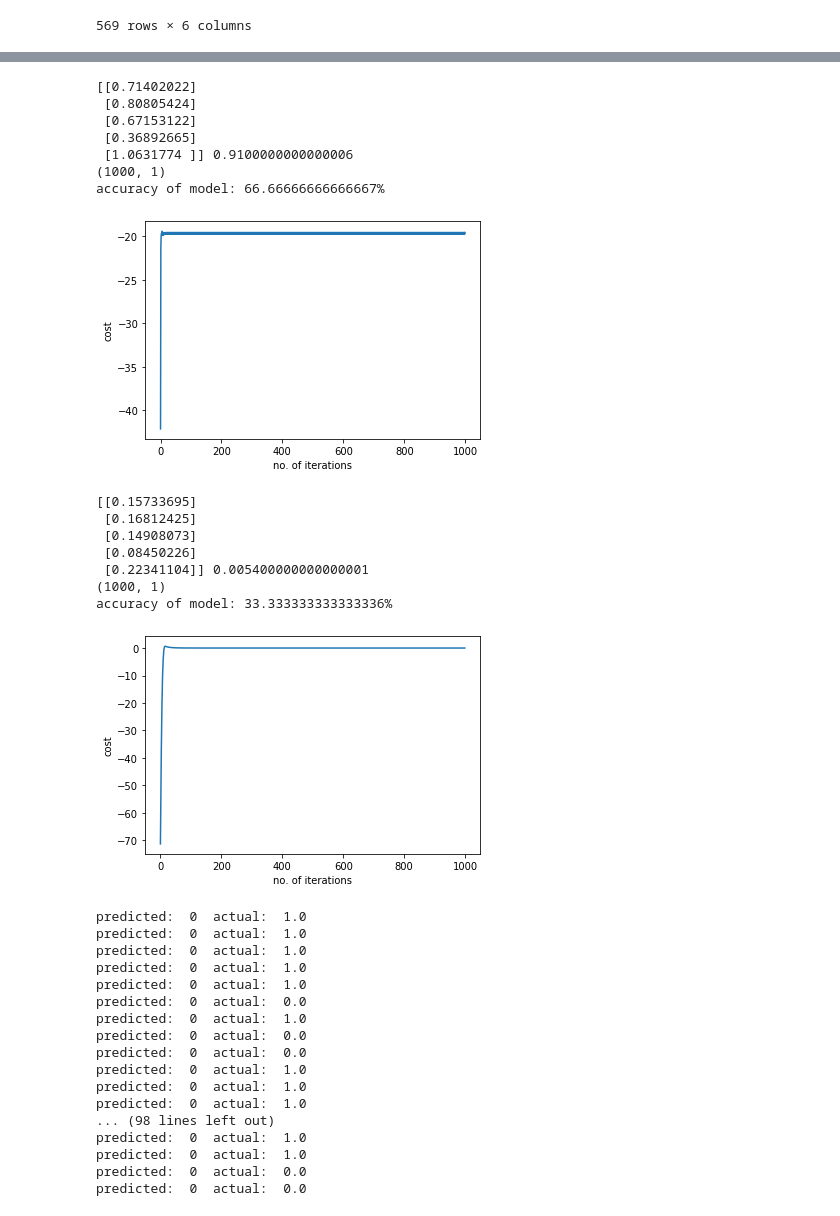
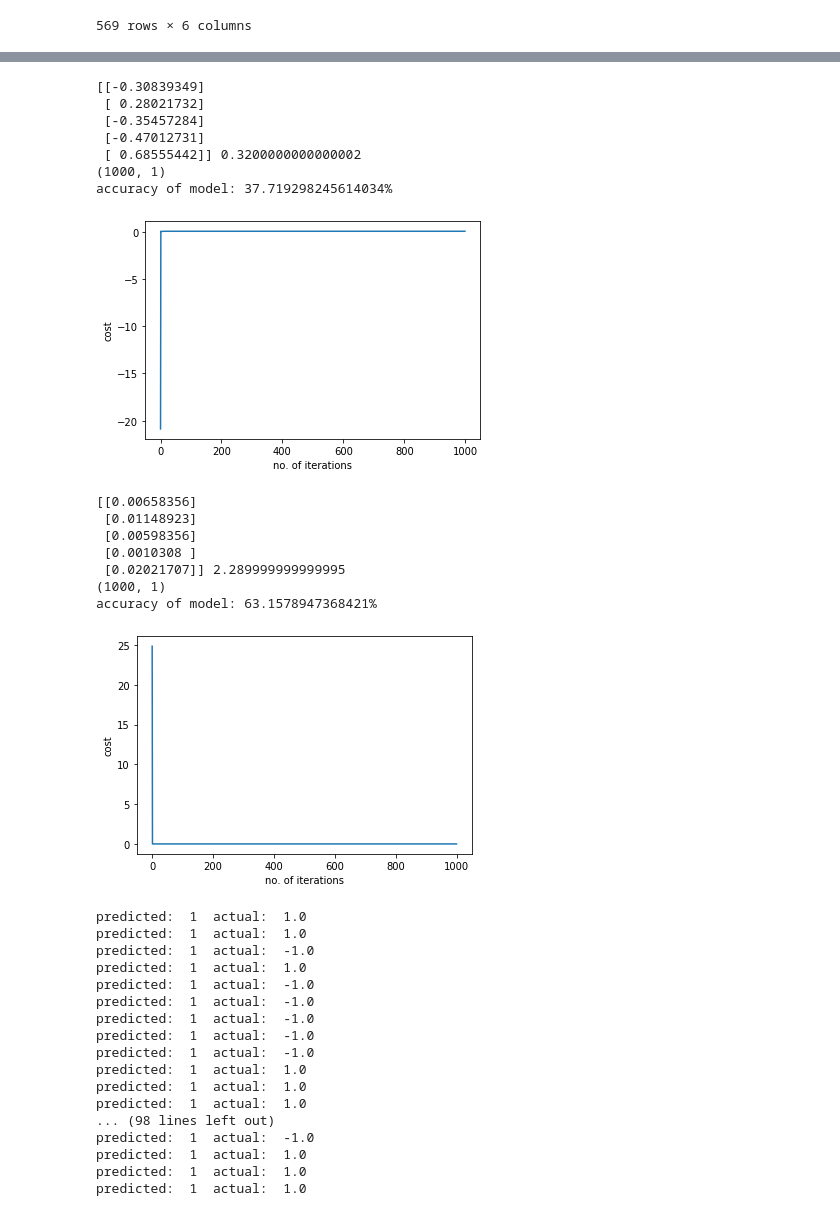
Before and after one commit to tanya12181/Machine-Learning-Internship, a Jupyter notebook: Task 12 SVM/Task 12 SVM from scratch (updated).ipynb, the cells around one changed output, grey strips where cells are left out. Drawn from its saved outputs; the diff is of its cells as text; code cells hidden in the pictures.

```diff
--- a/Task 12 SVM/Task 12 SVM from scratch (updated).ipynb
+++ b/Task 12 SVM/Task 12 SVM from scratch (updated).ipynb
@@ -39,3 +39,6 @@ array([[1.122e+01, 3.381e+01, 7.079e+01, 3.868e+02, 7.780e-02, 1.000e+00],
+# %%
+for i in range(df.shape[0]):
+    if df[i,-1]==0: df[i,-1]=-1
 # %%
 #splitting the dataset into training and testing set
 r = df.shape[0]
@@ -160,7 +163,7 @@ def predict(x_,y_,w,b):
         if py[i]>=1:
             py[i]=1
         else:
-            py[i]=0
+            py[i]=-1
     return py
 
 def showPredictions(pred,y_):
@@ -323,51 +322,51 @@ pred_y = predict(x_test,y_test,theta,b)
 accuracy = calAccuracy(pred_y,y_test)
 print(f"accuracy of model: {accuracy}%")
 # %% [output]
-[[0.71402022]
- [0.80805424]
- [0.67153122]
- [0.36892665]
- [1.0631774 ]] 0.9100000000000006
+[[-0.30839349]
+ [ 0.28021732]
+ [-0.35457284]
+ [-0.47012731]
+ [ 0.68555442]] 0.3200000000000002
 (1000, 1)
-accuracy of model: 66.66666666666667%
+accuracy of model: 37.719298245614034%
-[figure, old version]
+[figure, new version]
 # %%
-alpha = 0.0001
+alpha = 0.01
 epoch = 1000
-reg = 0.5 # regularization parameter
+reg = 5 # regularization parameter
 theta,b,cost_list=grad_descent(x_train,y_train,reg,alpha,epoch)
 print(theta,b)
 print(cost_list.shape)
 plotCost(cost_list)
 pred_y = predict(x_test,y_test,theta,b)
 accuracy = calAccuracy(pred_y,y_test)
 print(f"accuracy of model: {accuracy}%")
 # %% [output]
-[[0.15733695]
- [0.16812425]
- [0.14908073]
- [0.08450226]
- [0.22341104]] 0.005400000000000001
+[[0.00658356]
+ [0.01148923]
+ [0.00598356]
+ [0.0010308 ]
+ [0.02021707]] 2.289999999999995
 (1000, 1)
-accuracy of model: 33.333333333333336%
+accuracy of model: 63.1578947368421%
-[figure, old version]
+[figure, new version]
 # %%
 showPredictions(pred_y,y_test)
 # %% [output]
-predicted:  0  actual:  1.0
-predicted:  0  actual:  1.0
-predicted:  0  actual:  1.0
-predicted:  0  actual:  1.0
-predicted:  0  actual:  1.0
-predicted:  0  actual:  0.0
-predicted:  0  actual:  1.0
-predicted:  0  actual:  0.0
-predicted:  0  actual:  0.0
-predicted:  0  actual:  1.0
-predicted:  0  actual:  1.0
-predicted:  0  actual:  1.0
+predicted:  1  actual:  1.0
+predicted:  1  actual:  1.0
+predicted:  1  actual:  -1.0
+predicted:  1  actual:  1.0
+predicted:  1  actual:  -1.0
+predicted:  1  actual:  -1.0
+predicted:  1  actual:  -1.0
+predicted:  1  actual:  -1.0
+predicted:  1  actual:  -1.0
+predicted:  1  actual:  1.0
+predicted:  1  actual:  1.0
+predicted:  1  actual:  1.0
 ... (98 lines left out)
-predicted:  0  actual:  1.0
-predicted:  0  actual:  1.0
-predicted:  0  actual:  0.0
-predicted:  0  actual:  0.0
+predicted:  1  actual:  -1.0
+predicted:  1  actual:  1.0
+predicted:  1  actual:  1.0
+predicted:  1  actual:  1.0
```
Also changed, not shown: parts of 16 cells of this notebook.
